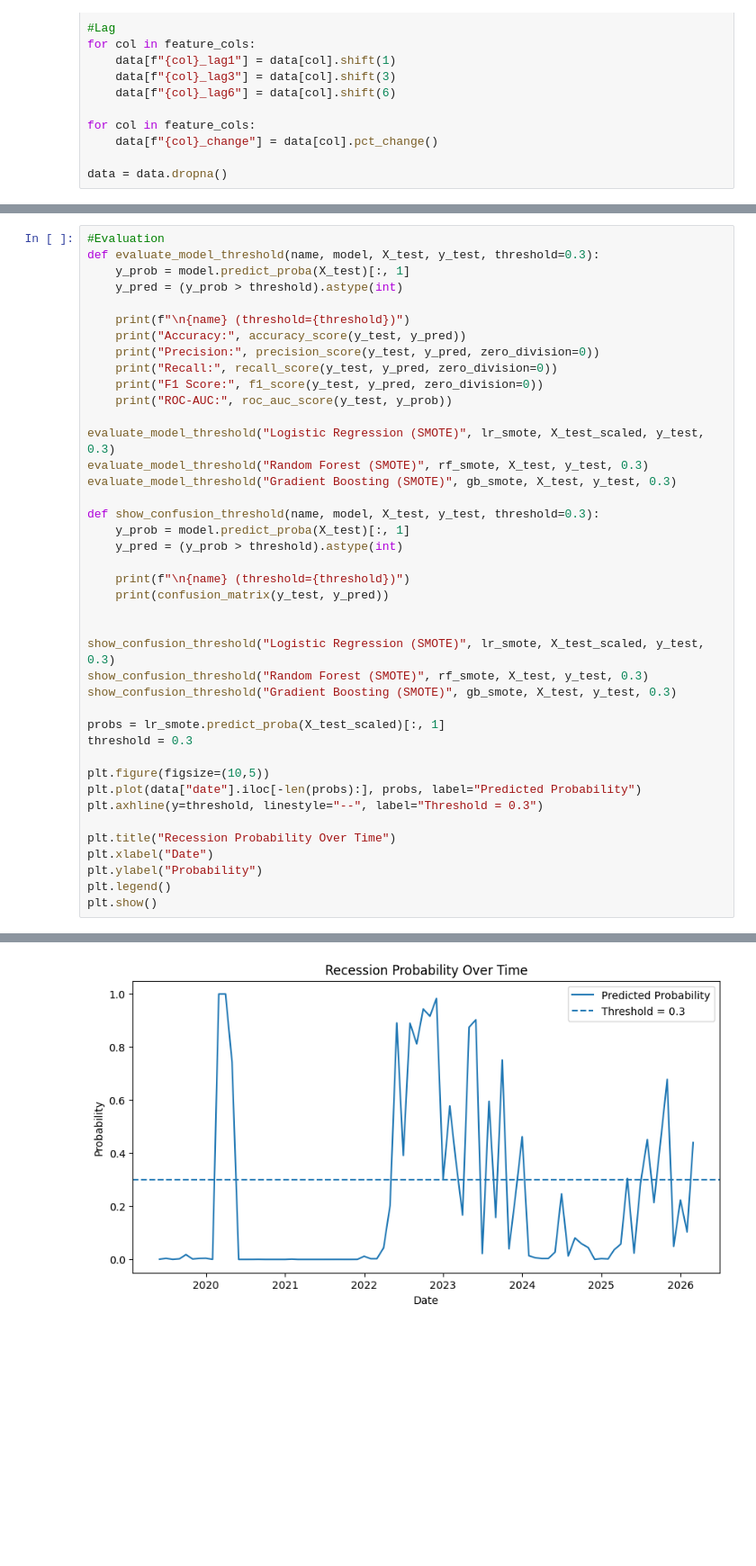
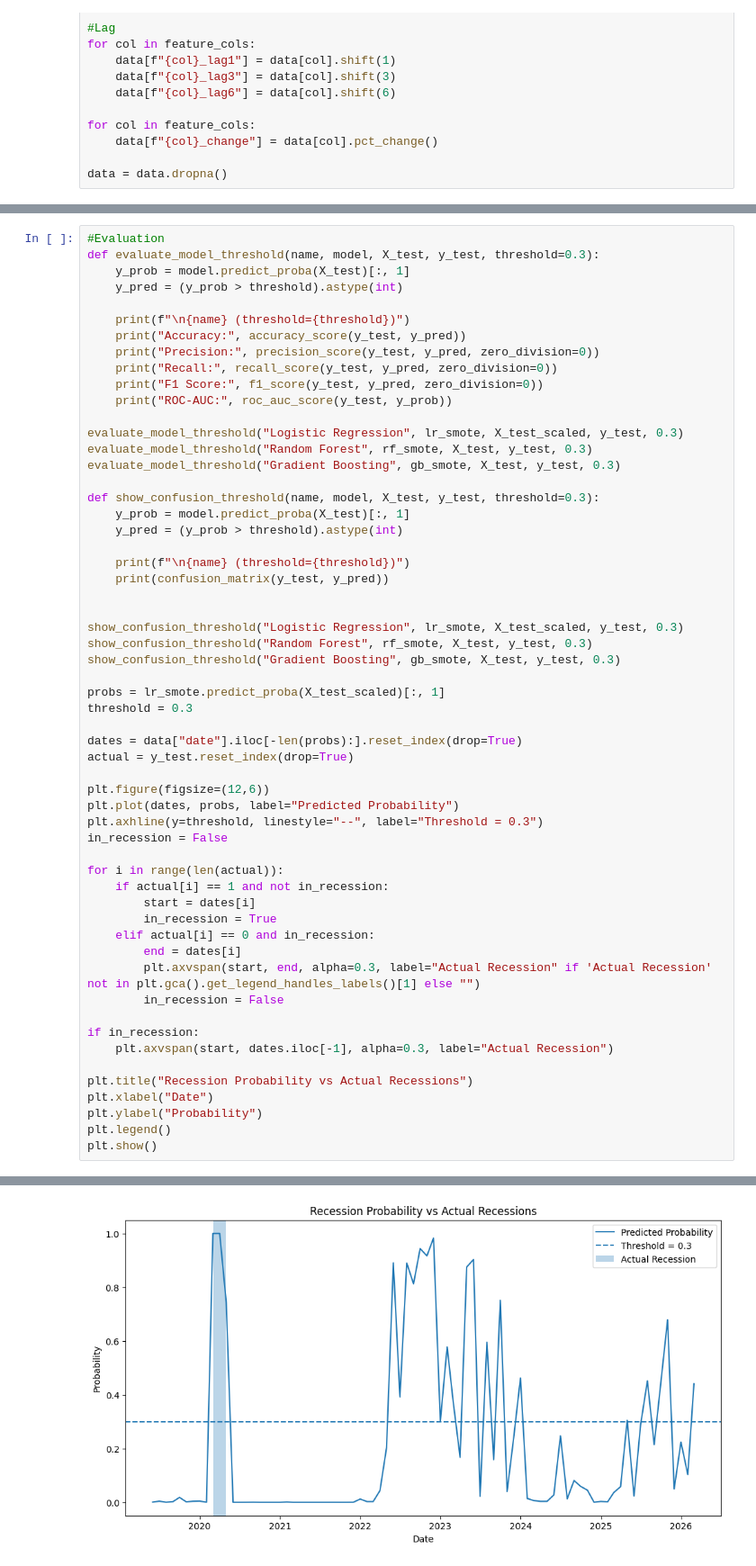
Before and after one commit to safat2503/US-Recession-Indicator-2026-, a Jupyter notebook: recession_predictor.ipynb, the cells around one changed output, grey strips where cells are left out. Shown at 90% size. Drawn from its saved outputs; the diff is of its cells as text; blank space fills up the shorter version.

```diff
--- a/recession_predictor.ipynb
+++ b/recession_predictor.ipynb
@@ -140,9 +140,9 @@ def evaluate_model_threshold(name, model, X_test, y_test, threshold=0.3):
     print("F1 Score:", f1_score(y_test, y_pred, zero_division=0))
     print("ROC-AUC:", roc_auc_score(y_test, y_prob))
 
-evaluate_model_threshold("Logistic Regression (SMOTE)", lr_smote, X_test_scaled, y_test, 0.3)
-evaluate_model_threshold("Random Forest (SMOTE)", rf_smote, X_test, y_test, 0.3)
-evaluate_model_threshold("Gradient Boosting (SMOTE)", gb_smote, X_test, y_test, 0.3)
+evaluate_model_threshold("Logistic Regression", lr_smote, X_test_scaled, y_test, 0.3)
+evaluate_model_threshold("Random Forest", rf_smote, X_test, y_test, 0.3)
+evaluate_model_threshold("Gradient Boosting", gb_smote, X_test, y_test, 0.3)
 
 def show_confusion_threshold(name, model, X_test, y_test, threshold=0.3):
     y_prob = model.predict_proba(X_test)[:, 1]
@@ -152,18 +152,34 @@ def show_confusion_threshold(name, model, X_test, y_test, threshold=0.3):
     print(confusion_matrix(y_test, y_pred))
 
 
-show_confusion_threshold("Logistic Regression (SMOTE)", lr_smote, X_test_scaled, y_test, 0.3)
-show_confusion_threshold("Random Forest (SMOTE)", rf_smote, X_test, y_test, 0.3)
-show_confusion_threshold("Gradient Boosting (SMOTE)", gb_smote, X_test, y_test, 0.3)
+show_confusion_threshold("Logistic Regression", lr_smote, X_test_scaled, y_test, 0.3)
+show_confusion_threshold("Random Forest", rf_smote, X_test, y_test, 0.3)
+show_confusion_threshold("Gradient Boosting", gb_smote, X_test, y_test, 0.3)
 
 probs = lr_smote.predict_proba(X_test_scaled)[:, 1]
 threshold = 0.3
 
-plt.figure(figsize=(10,5))
-plt.plot(data["date"].iloc[-len(probs):], probs, label="Predicted Probability")
+dates = data["date"].iloc[-len(probs):].reset_index(drop=True)
+actual = y_test.reset_index(drop=True)
+
+plt.figure(figsize=(12,6))
+plt.plot(dates, probs, label="Predicted Probability")
 plt.axhline(y=threshold, linestyle="--", label="Threshold = 0.3")
+in_recession = False
 
-plt.title("Recession Probability Over Time")
+for i in range(len(actual)):
+    if actual[i] == 1 and not in_recession:
+        start = dates[i]
+        in_recession = True
+    elif actual[i] == 0 and in_recession:
+        end = dates[i]
+        plt.axvspan(start, end, alpha=0.3, label="Actual Recession" if 'Actual Recession' not in plt.gca().get_legend_handles_labels()[1] else "")
+        in_recession = False
+
+if in_recession:
+    plt.axvspan(start, dates.iloc[-1], alpha=0.3, label="Actual Recession")
+
+plt.title("Recession Probability vs Actual Recessions")
 plt.xlabel("Date")
 plt.ylabel("Probability")
 plt.legend()
@@ -187,3 +203,3 @@ Gradient Boosting (SMOTE) (threshold=0.3)
 [[26 53]
  [ 2  0]]
-[figure, old version]
+[figure, new version]
```
Also changed, not shown: parts of 2 cells of this notebook.
